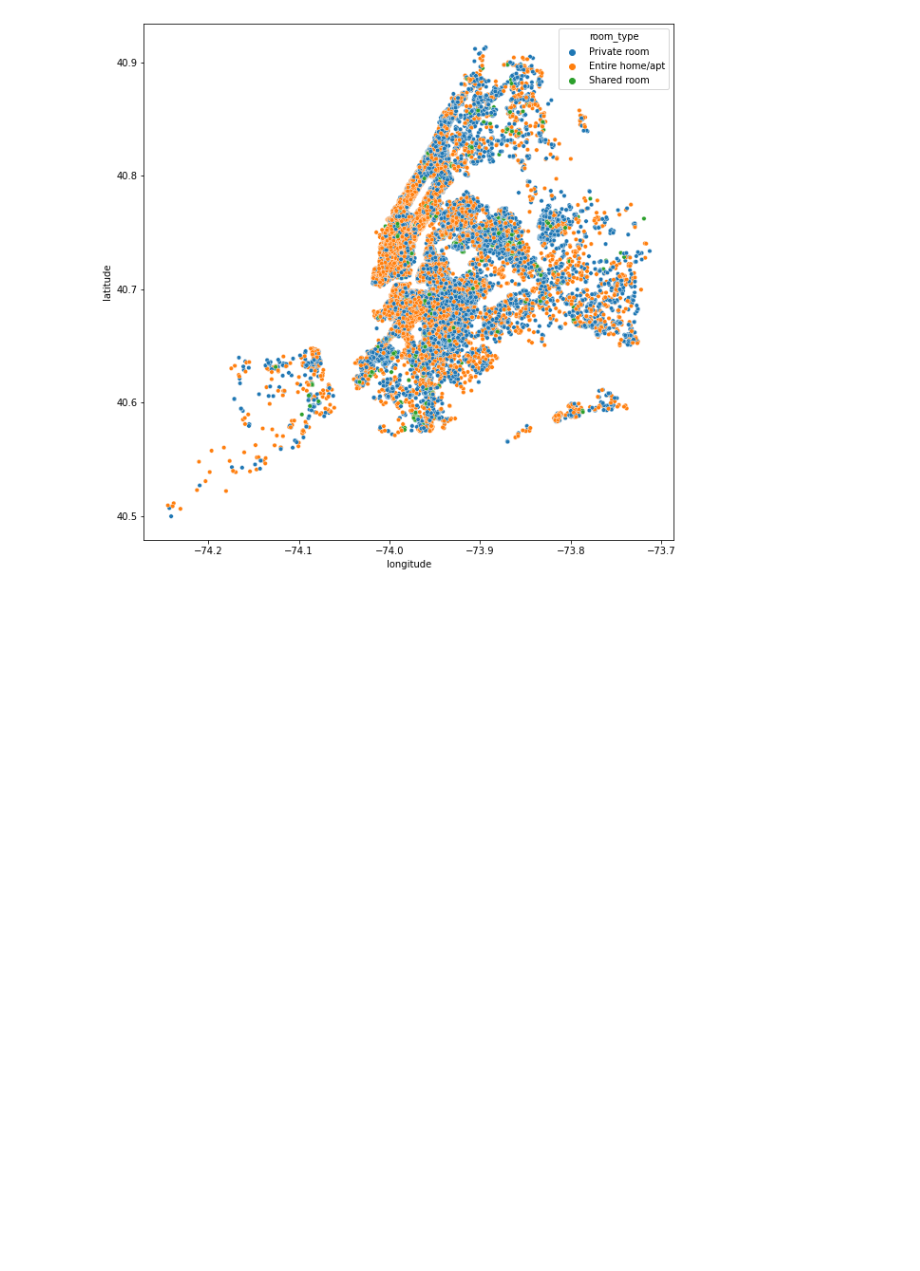
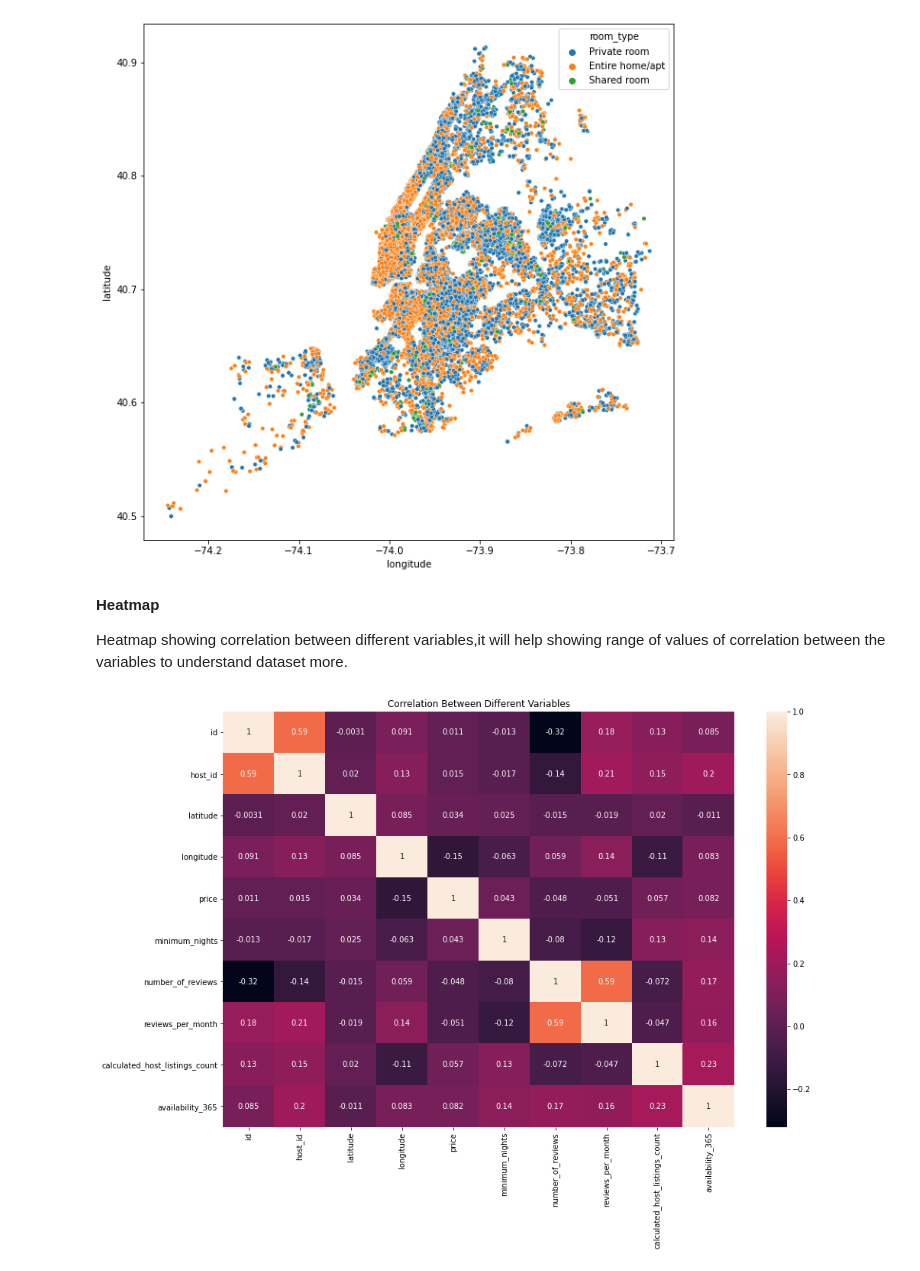
Before and after one commit to pratikshiralkar/EDA-Capstone-Project, a Jupyter notebook: Copy_of_Airbnb_Bookings_Analysis_Capstone_Project.ipynb, the cells around one changed output. Cells and saved outputs as stored; diff of their text form; code cells hidden in the pictures; blank space fills up the shorter version.

```diff
--- a/Copy_of_Airbnb_Bookings_Analysis_Capstone_Project.ipynb
+++ b/Copy_of_Airbnb_Bookings_Analysis_Capstone_Project.ipynb
@@ -490,3 +490,15 @@ sns.scatterplot(x='longitude', y='latitude', hue='room_type',s=20, data=nyc_df)
 # %% [output]
 <matplotlib.axes._subplots.AxesSubplot at 0x...>
 [figure]
+# %% [markdown]
+**Heatmap**
+
+Heatmap showing correlation between different variables,it will help showing range of values of correlation between the variables to understand dataset more.
+# %%
+corr = nyc_df.corr()
+plt.figure(figsize=(15,10))
+plt.title("Correlation Between Different Variables")
+sns.heatmap(corr,annot=True)
+plt.show()
+# %% [output]
+[figure, added]
```
Also changed, not shown: parts of 1 cell of this notebook.
